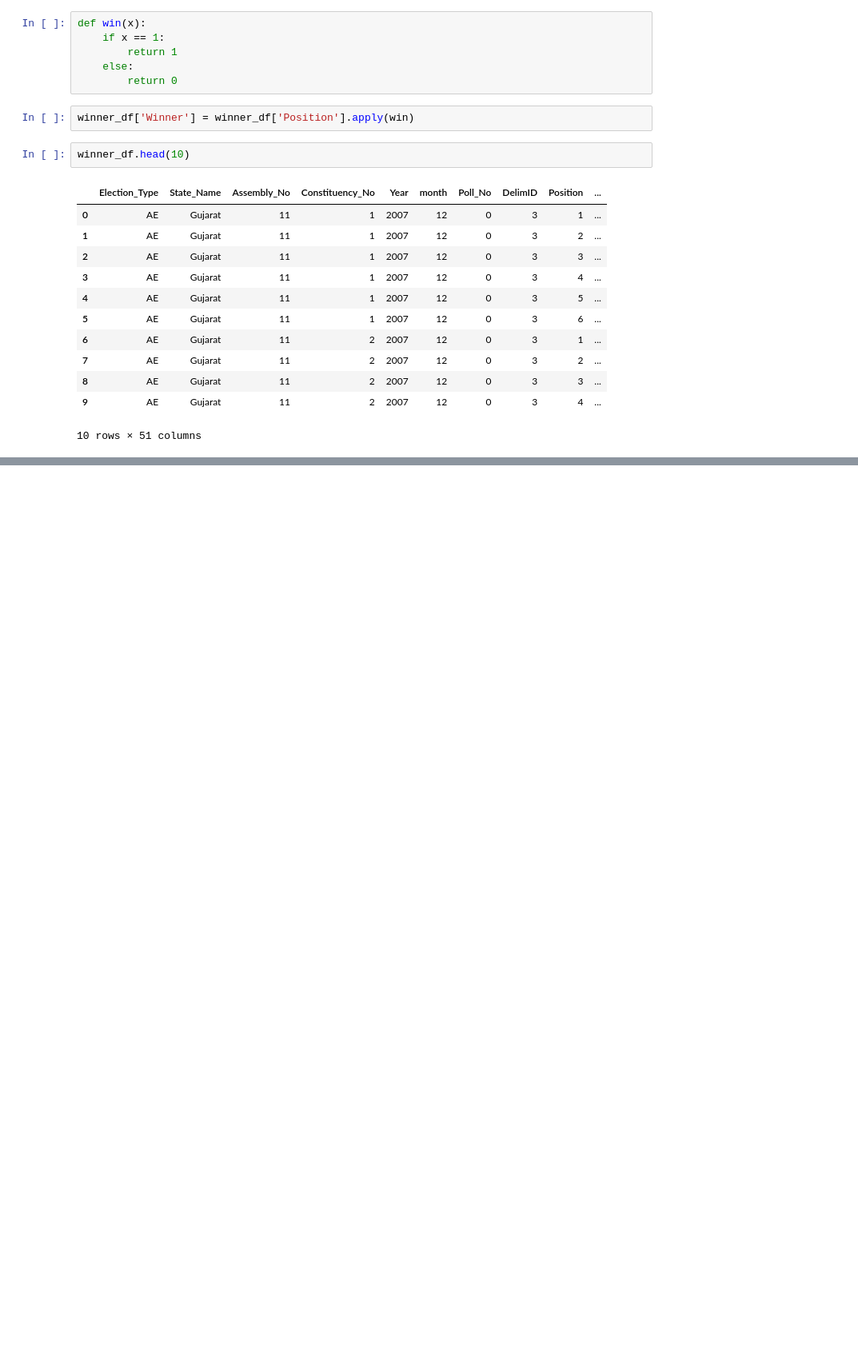
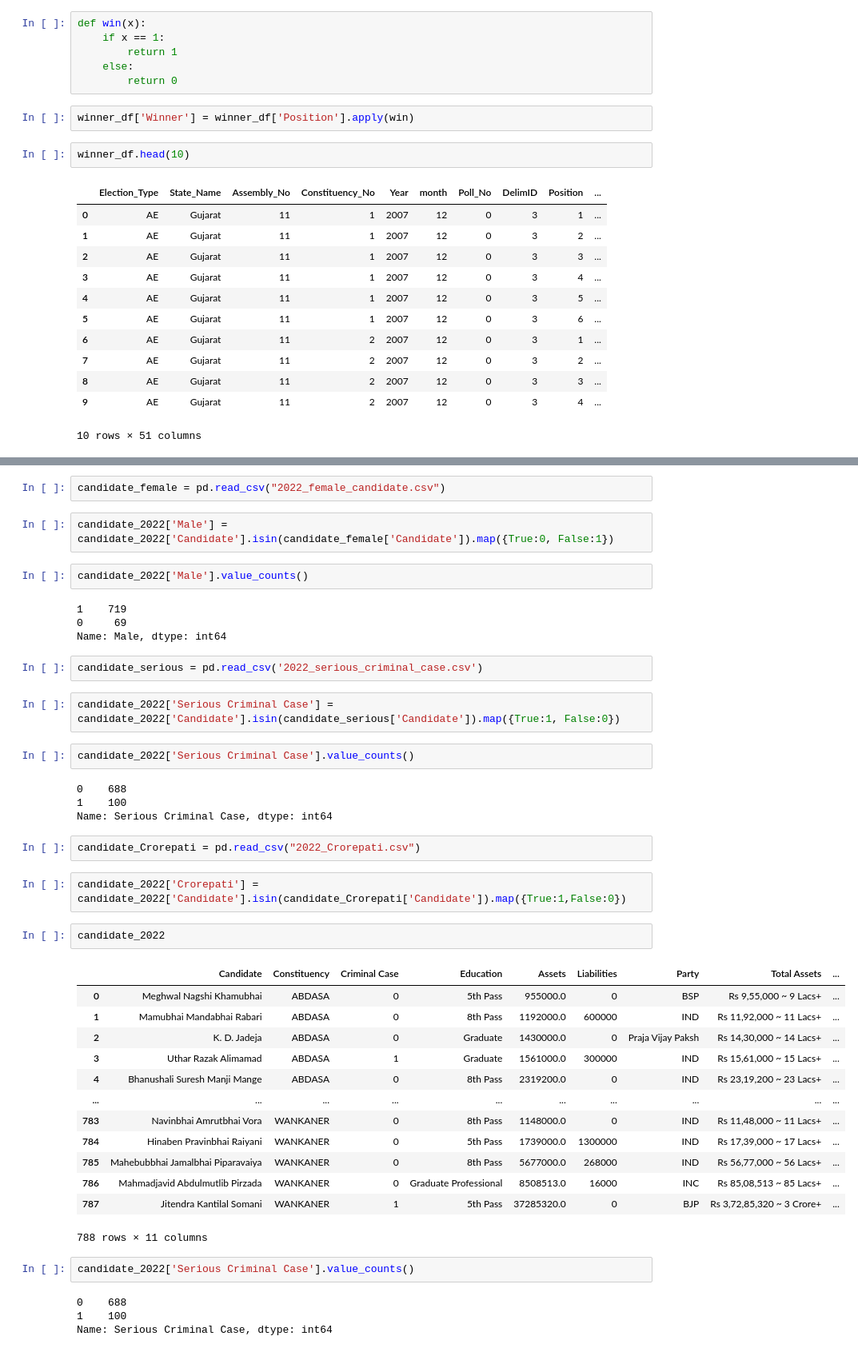
Before and after one commit to abhilashajay-dev/Gujarat-2022, a Jupyter notebook: Gujarat_Election.ipynb, the cells around one changed output, grey strips where cells are left out. Shown at 80% size. Saved outputs shown, nothing was run; the diff lists cells and outputs as text; blank space fills up the shorter version.

```diff
--- a/Gujarat_Election.ipynb
+++ b/Gujarat_Election.ipynb
@@ -343,0 +363,46 @@ winner_df[winner_df['Year']==2007]
+# %%
+candidate_female = pd.read_csv("2022_female_candidate.csv")
+# %%
+candidate_2022['Male'] = candidate_2022['Candidate'].isin(candidate_female['Candidate']).map({True:0, False:1})
+# %%
+candidate_2022['Male'].value_counts()
+# %% [output]
+1    719
+0     69
+Name: Male, dtype: int64
+# %%
+candidate_serious = pd.read_csv('2022_serious_criminal_case.csv')
+# %%
+candidate_2022['Serious Criminal Case'] = candidate_2022['Candidate'].isin(candidate_serious['Candidate']).map({True:1, False:0})
+# %%
+candidate_2022['Serious Criminal Case'].value_counts()
+# %% [output]
+0    688
+1    100
+Name: Serious Criminal Case, dtype: int64
+# %%
+candidate_Crorepati = pd.read_csv("2022_Crorepati.csv")
+# %%
+candidate_2022['Crorepati'] = candidate_2022['Candidate'].isin(candidate_Crorepati['Candidate']).map({True:1,False:0})
+# %%
+candidate_2022
+# %% [output]
+|  | Candidate | Constituency | Criminal Case | Education | Assets | Liabilities | Party | Total Assets | ... |
+| 0 | Meghwal Nagshi Khamubhai | ABDASA | 0 | 5th Pass | 955000.0 | 0 | BSP | Rs 9,55,000 ~ 9 Lacs+ | ... |
+| 1 | Mamubhai Mandabhai Rabari | ABDASA | 0 | 8th Pass | 1192000.0 | 600000 | IND | Rs 11,92,000 ~ 11 Lacs+ | ... |
+| 2 | K. D. Jadeja | ABDASA | 0 | Graduate | 1430000.0 | 0 | Praja Vijay Paksh | Rs 14,30,000 ~ 14 Lacs+ | ... |
+| 3 | Uthar Razak Alimamad | ABDASA | 1 | Graduate | 1561000.0 | 300000 | IND | Rs 15,61,000 ~ 15 Lacs+ | ... |
+| 4 | Bhanushali Suresh Manji Mange | ABDASA | 0 | 8th Pass | 2319200.0 | 0 | IND | Rs 23,19,200 ~ 23 Lacs+ | ... |
+| ... | ... | ... | ... | ... | ... | ... | ... | ... | ... |
+| 783 | Navinbhai Amrutbhai Vora | WANKANER | 0 | 8th Pass | 1148000.0 | 0 | IND | Rs 11,48,000 ~ 11 Lacs+ | ... |
+| 784 | Hinaben Pravinbhai Raiyani | WANKANER | 0 | 5th Pass | 1739000.0 | 1300000 | IND | Rs 17,39,000 ~ 17 Lacs+ | ... |
+| 785 | Mahebubbhai Jamalbhai Piparavaiya | WANKANER | 0 | 8th Pass | 5677000.0 | 268000 | IND | Rs 56,77,000 ~ 56 Lacs+ | ... |
+| 786 | Mahmadjavid Abdulmutlib Pirzada | WANKANER | 0 | Graduate Professional | 8508513.0 | 16000 | INC | Rs 85,08,513 ~ 85 Lacs+ | ... |
+| 787 | Jitendra Kantilal Somani | WANKANER | 1 | 5th Pass | 37285320.0 | 0 | BJP | Rs 3,72,85,320 ~ 3 Crore+ | ... |
+788 rows × 11 columns
+# %%
+candidate_2022['Serious Criminal Case'].value_counts()
+# %% [output]
+0    688
+1    100
+Name: Serious Criminal Case, dtype: int64
```
Also changed, not shown: parts of 17 cells of this notebook, 7 other files.
